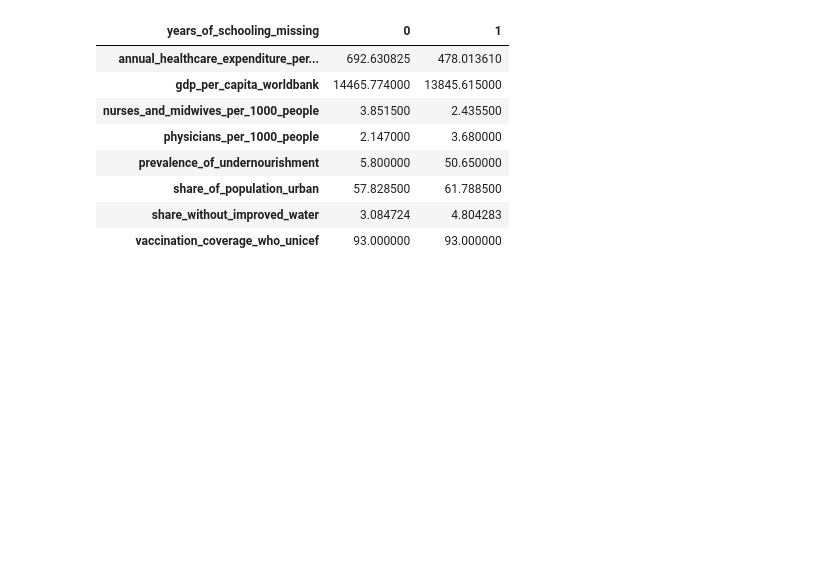
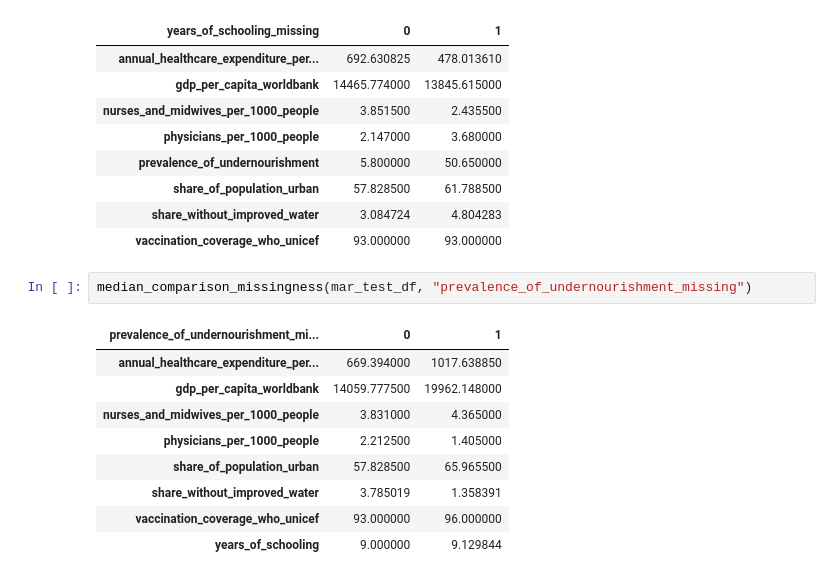
Before and after one commit to HamzahFayad/master_thesis_child_mortality, a Jupyter notebook: 01_notebooks/1_data_exploration.ipynb, the cells around one changed output. Saved outputs shown, nothing was run; the diff lists cells and outputs as text; blank space fills up the shorter version.

```diff
--- a/01_notebooks/1_data_exploration.ipynb
+++ b/01_notebooks/1_data_exploration.ipynb
@@ -509,3 +509,15 @@ median_comparison_missingness(mar_test_df, "years_of_schooling_missing")
 | share_of_population_urban | 57.828500 | 61.788500 |
 | share_without_improved_water | 3.084724 | 4.804283 |
 | vaccination_coverage_who_unicef | 93.000000 | 93.000000 |
+# %%
+median_comparison_missingness(mar_test_df, "prevalence_of_undernourishment_missing")
+# %% [output]
+| prevalence_of_undernourishment_mi... | 0 | 1 |
+| annual_healthcare_expenditure_per... | 669.394000 | 1017.638850 |
+| gdp_per_capita_worldbank | 14059.777500 | 19962.148000 |
+| nurses_and_midwives_per_1000_people | 3.831000 | 4.365000 |
+| physicians_per_1000_people | 2.212500 | 1.405000 |
+| share_of_population_urban | 57.828500 | 65.965500 |
+| share_without_improved_water | 3.785019 | 1.358391 |
+| vaccination_coverage_who_unicef | 93.000000 | 96.000000 |
+| years_of_schooling | 9.000000 | 9.129844 |
```
Also changed, not shown: parts of 4 cells of this notebook, 1 other file.
